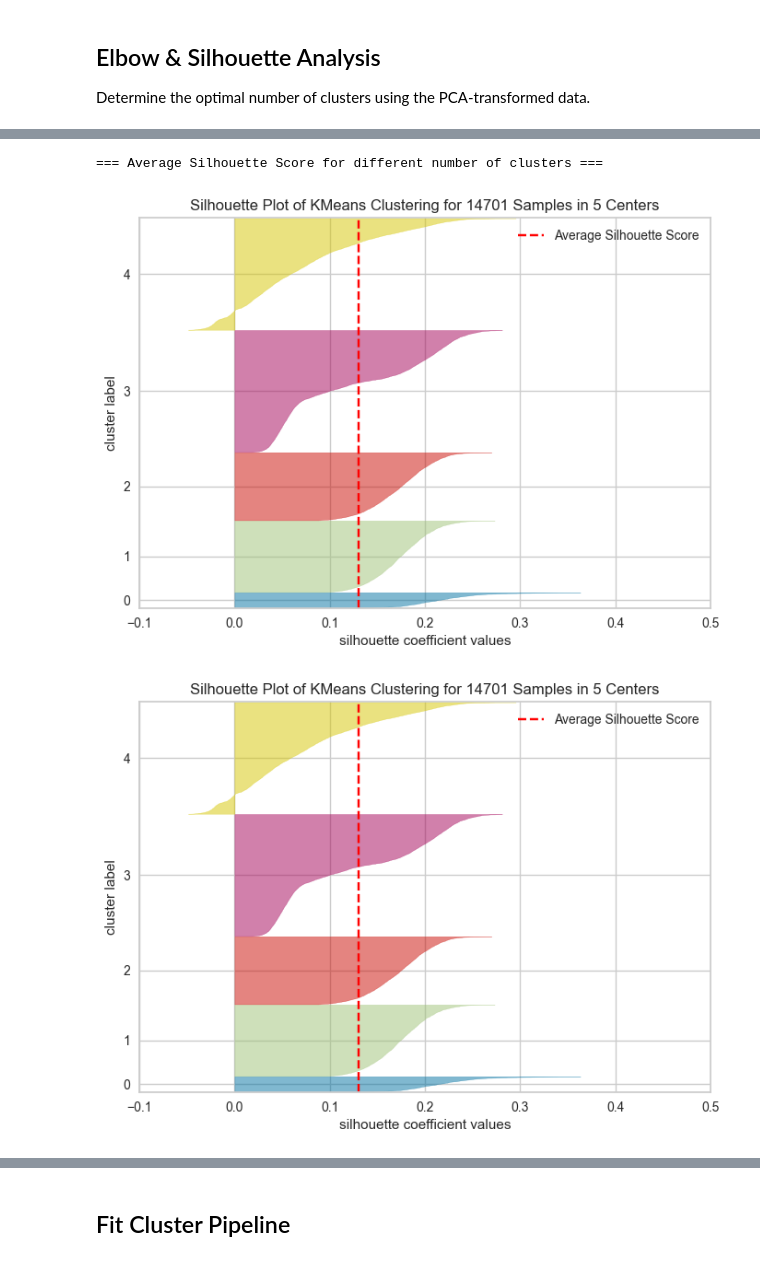
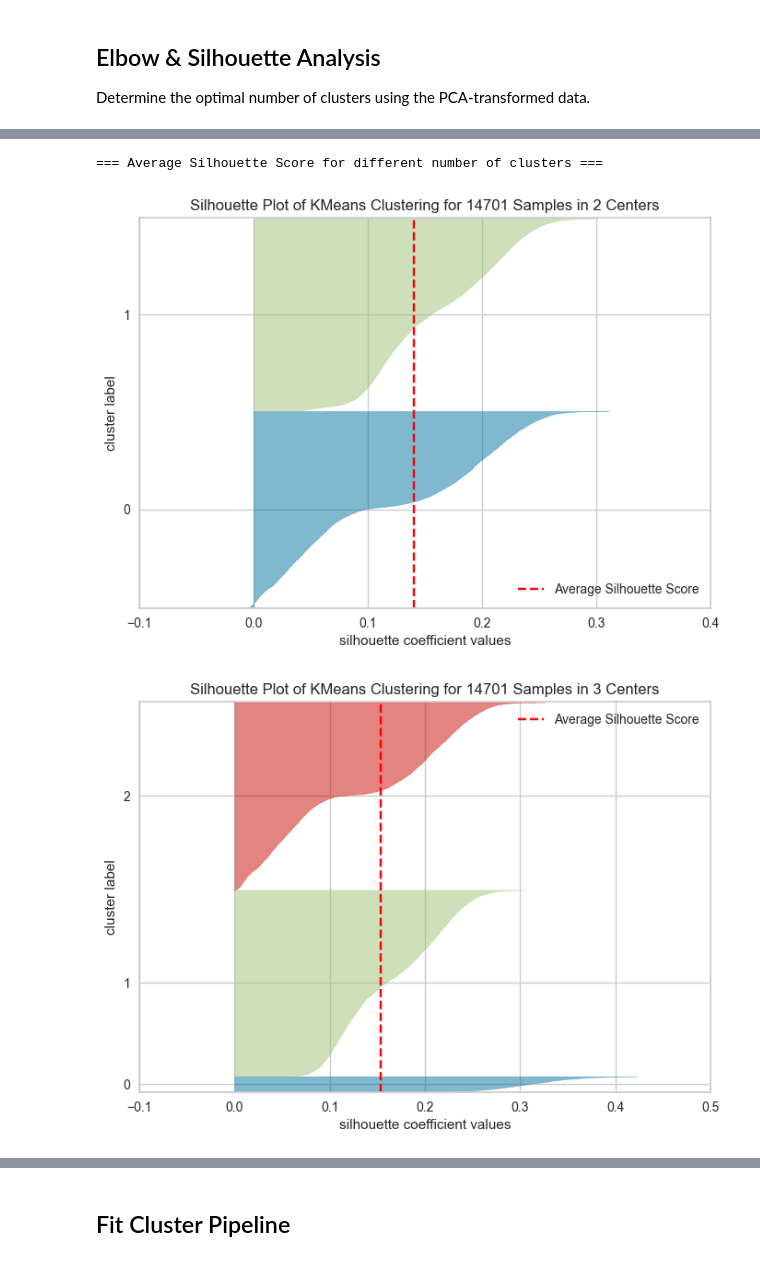
Before and after one commit to Scaphix/the-ai-salary-index, a Jupyter notebook: jupyter_notebooks/06 - ModelingEvaluation - Cluster.ipynb, the cells around one changed output, grey strips where cells are left out. Drawn from its saved outputs; the diff is of its cells as text; code cells hidden in the pictures.

```diff
--- a/jupyter_notebooks/06 - ModelingEvaluation - Cluster.ipynb
+++ b/jupyter_notebooks/06 - ModelingEvaluation - Cluster.ipynb
@@ -106,5 +107,6 @@ We drop columns not useful for clustering:
 # %%
-df = df.drop(['salary_usd', 'required_skills', 'company_name'], axis=1)
+df = df.drop(['salary_usd', 'required_skills', 'company_name',
+              'employment_type'], axis=1)
 
 print(df.shape)
 print(df.dtypes)
@@ -162,5 +163,8 @@ Key design decisions:
 # %%
-def PipelineCluster(n_components=0.95, n_clusters=3):
+def PipelineCluster(n_components=0.95, n_clusters=3,
+                     init='k-means++', n_init=10,
+                     max_iter=300, algorithm='lloyd',
+                     encoding_method='frequency'):
     pipeline_base = Pipeline([
         # Step 1: Encode ordinal variables with meaningful order
         ("OrdinalMappingEncoder", OrdinalMappingEncoder(mappings={
@@ -170,26 +174,23 @@ def PipelineCluster(n_components=0.95, n_clusters=3):
             'company_size': {'S': 0, 'M': 1, 'L': 2},
         })),
 
-        # Step 2: One-hot encode employment_type (nominal, 4 categories)
-        ("OneHotEncoder", OneHotEncoder(
-            variables=['employment_type'],
-            drop_last=True)),
-
-        # Step 3: Frequency encode high-cardinality nominal variables
+        # Step 2: Frequency encode high-cardinality nominal variables
         ("FrequencyEncoder", CountFrequencyEncoder(
-            encoding_method='frequency',
+            encoding_method=encoding_method,
             variables=[
                 'job_title', 'company_location',
                 'employee_residence', 'industry'])),
 
-        # Step 4: Scale all features so no group dominates by magnitude
+        # Step 3: Scale all features so no group dominates by magnitude
         ("scaler", StandardScaler()),
 
-        # Step 5: PCA — blend all features into balanced components
+        # Step 4: PCA â€" blend all features into balanced components
         ("PCA", PCA(n_components=n_components, random_state=0)),
 
-        # Step 6: Cluster
-        ("model", KMeans(n_clusters=n_clusters, random_state=0)),
+        # Step 5: Cluster
+        ("model", KMeans(n_clusters=n_clusters, init=init,
+                         n_init=n_init, max_iter=max_iter,
+                         algorithm=algorithm, random_state=0)),
     ])
     return pipeline_base
 
@@ -306,17 +318,17 @@ Optimal k (elbow): 5
 # %%
 n_cluster_start, n_cluster_stop = 2, 5
 
 print("=== Average Silhouette Score for different number of clusters ===")
 
 for n in range(n_cluster_start, n_cluster_stop + 1):
-    km = KMeans(n_clusters=5, random_state=0)
+    km = KMeans(n_clusters=n, random_state=0)
     visualizer = SilhouetteVisualizer(
         km, colors="yellowbrick", force_model=True
     )
     visualizer.fit(df_analysis)
     visualizer.show()
     print(f"\n")
 # %% [output]
 === Average Silhouette Score for different number of clusters ===
-[figure, old version]
+[figure, new version]
-[figure, old version]
+[figure, new version]
```
Also changed, not shown: parts of 43 cells of this notebook, 5 other files.
